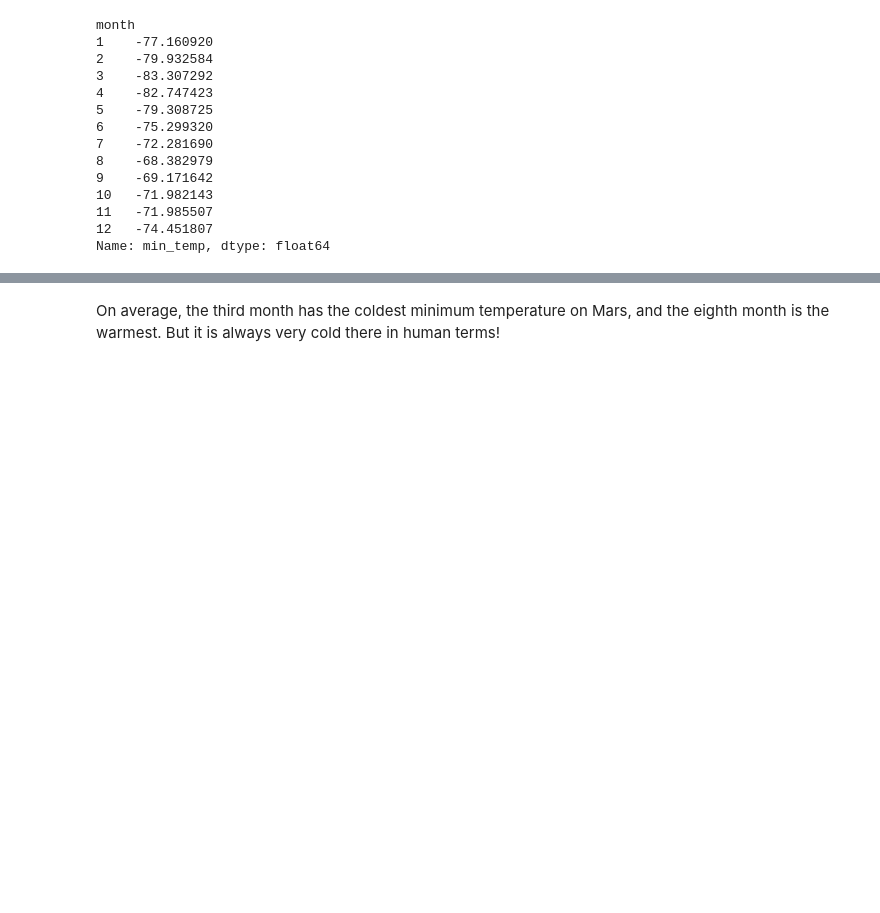
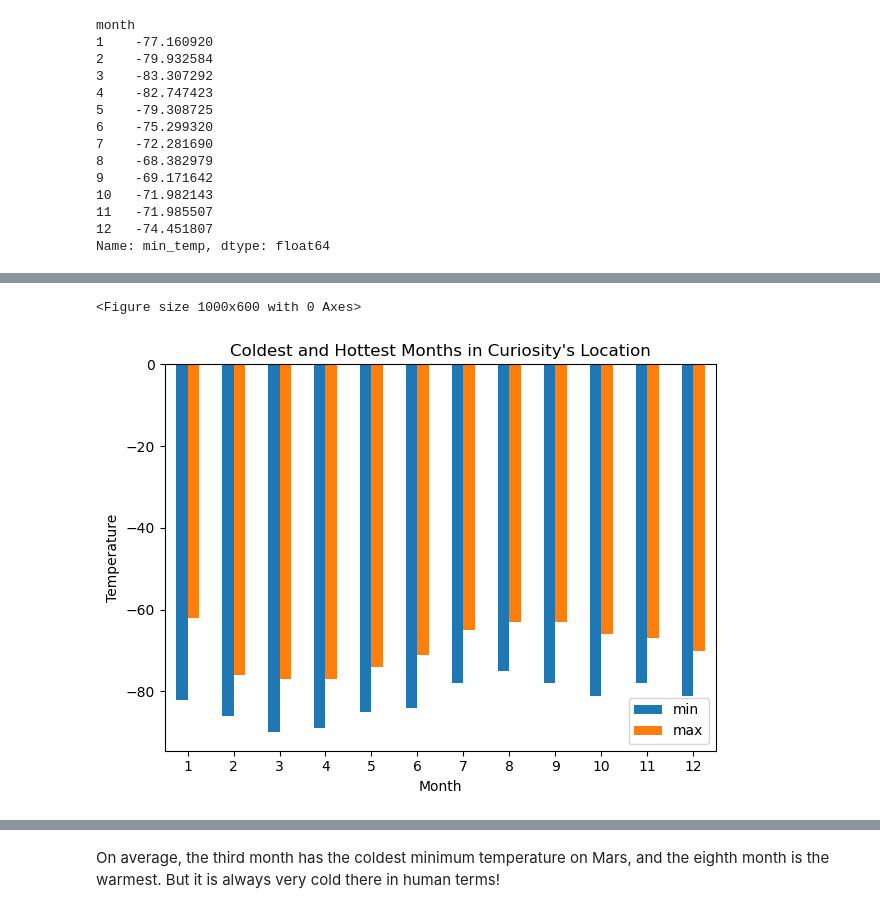
Before and after one commit to JaleesMoeen/Web_Scraping_Mars_News_and_Weather_Data_Summary, a Jupyter notebook: part_2_mars_weather.ipynb, the cells around one changed output, grey strips where cells are left out. Saved outputs shown, nothing was run; the diff lists cells and outputs as text; code cells hidden in the pictures; blank space fills up the shorter version.

```diff
--- a/part_2_mars_weather.ipynb
+++ b/part_2_mars_weather.ipynb
@@ -260,0 +274,25 @@ KeyError: 'month'
+# %%
+# Identify the coldest and hottest months in Curiosity's location
+coldest_hottest_months = mars_temp_df.groupby("month")["min_temp"].agg([min, max])
+
+
+# Create a bar plot
+plt.figure(figsize=(10, 6))
+coldest_hottest_months.plot.bar()
+
+
+# Set labels and title
+plt.xlabel('Month')
+plt.ylabel('Temperature')
+plt.title("Coldest and Hottest Months in Curiosity's Location")
+
+# Rotate x-axis labels for better readability
+plt.xticks(rotation=0)
+
+
+# Show the plot
+plt.tight_layout()
+plt.show()
+# %% [output]
+<Figure size 1000x600 with 0 Axes>
+[figure, added]
```
Also changed, not shown: parts of 15 cells of this notebook, 1 other file.
